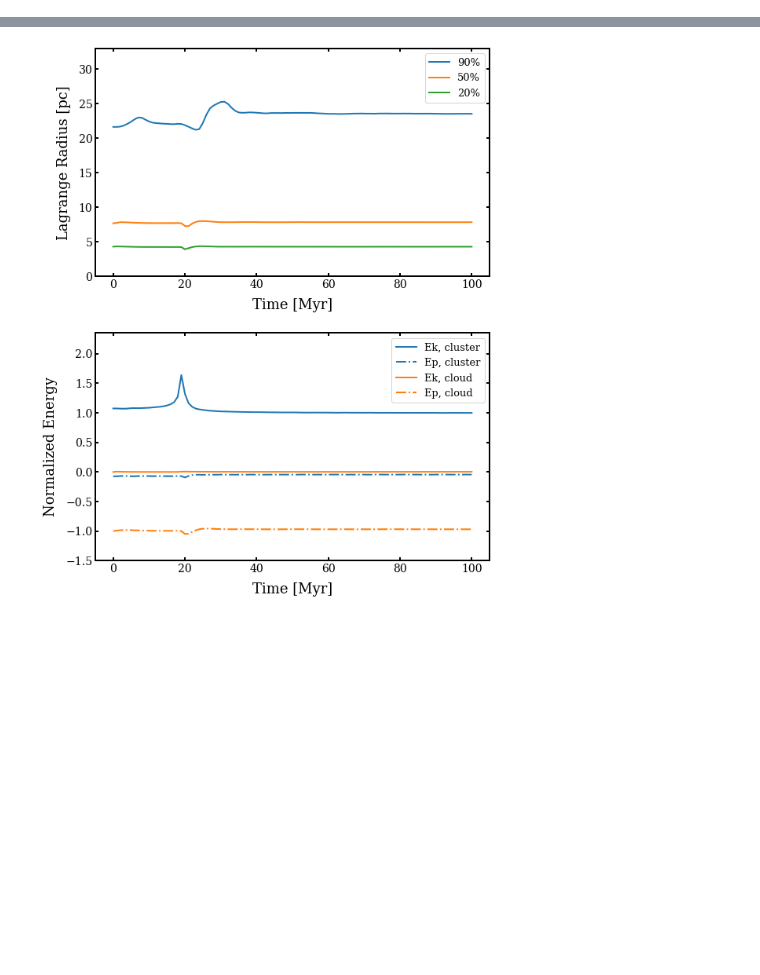
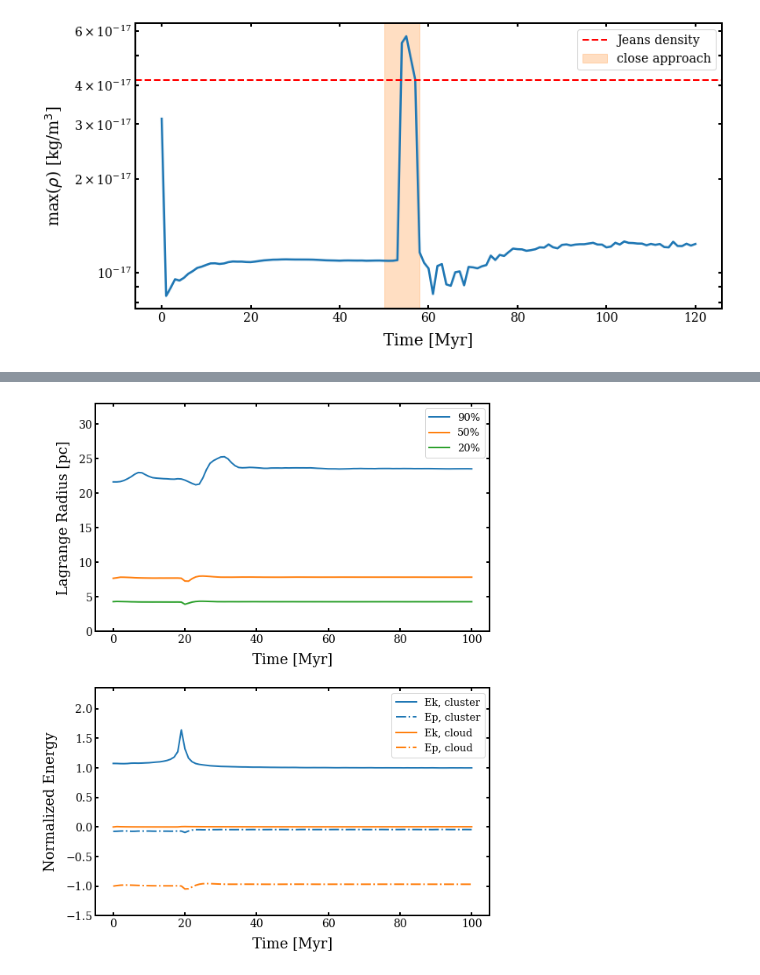
Before and after one commit to Chrisvb95/Computational-Astrophysics-CSY, a Jupyter notebook: Assignment_4/evolve_with_full_sph/plot.ipynb, the cells around one changed output, grey strips where cells are left out. Drawn from its saved outputs; the diff is of its cells as text; code cells hidden in the pictures; blank space fills up the shorter version.

Commit message:
update plot notebook

```diff
--- a/Assignment_4/evolve_with_full_sph/plot.ipynb
+++ b/Assignment_4/evolve_with_full_sph/plot.ipynb
@@ -9,9 +9,29 @@ mpl.rc('xtick', direction='in', top=True, labelsize=14)
 mpl.rc('ytick', direction='in', right=True, labelsize=14)
 mpl.rc('xtick.major', size=4, width=2)
 mpl.rc('ytick.major', size=4, width=2)
+mpl.rc('ytick.minor', size=4, width=2)
 mpl.rc('lines', linewidth=2)
-mpl.rc('legend', fontsize=13)
+mpl.rc('legend', fontsize=14)
 mpl.rc('font', family='Serif')
+# %%
+lr_data = np.loadtxt('full_sph/exp8_massive_cluster_2/lr_data.txt', delimiter=',')
+E_data = np.loadtxt('full_sph/exp8_massive_cluster_2/E_data.txt', delimiter=',')
+cloud_data = np.loadtxt('full_sph/exp8_massive_cluster_2/cloud_data.txt', delimiter=',')
+t, lr2_cd, lr5_cd, lr9_cd, lr2_cr, lr5_cr, lr9_cr = lr_data.transpose()
+_, Ek_cd, Ep_cd, Etot_cd, Ek_cr, Ep_cr, Etot_cr = E_data.transpose()
+_, n_sf, max_rho = cloud_data.transpose()
+# %%
+fig = plt.figure(figsize=(12,6))
+ax3 = fig.add_subplot(111, xlabel='Time [Myr]', ylabel=r'max($\rho$) [kg/m$^3$]')
+ax3.plot(t, max_rho, lw=2.5)
+ax3.axhline(y=4.15708e-17, ls='--', color='r', label='Jeans density')
+#ax3.axvline(x=56, ls=':', color='grey', label='closest approach')
+ax3.axvspan(xmin=50, xmax=58, color='C1', alpha=0.25, label='close approach')
+ax3.set_yscale('log')
+ax3.legend()
+None
+# %% [output]
+[figure, added]
 # %%
 lr_data = np.loadtxt('full_sph/exp2/lr_data.txt', delimiter=',')
 E_data = np.loadtxt('full_sph/exp2/E_data.txt', delimiter=',')
```
Also changed, not shown: parts of 1 cell of this notebook.
